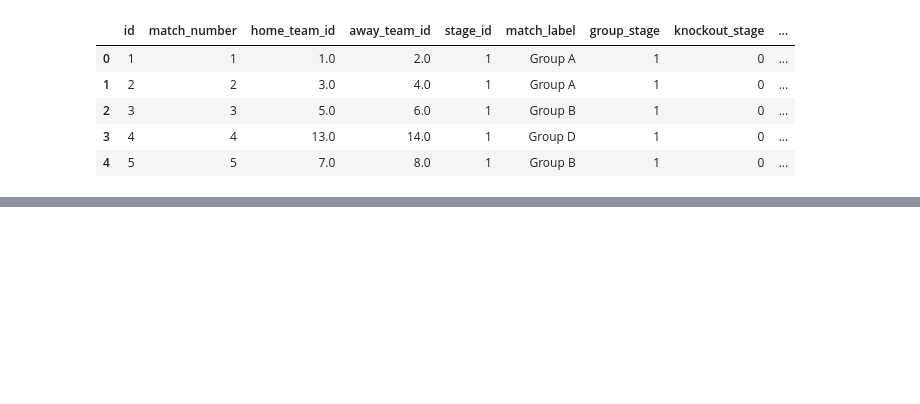
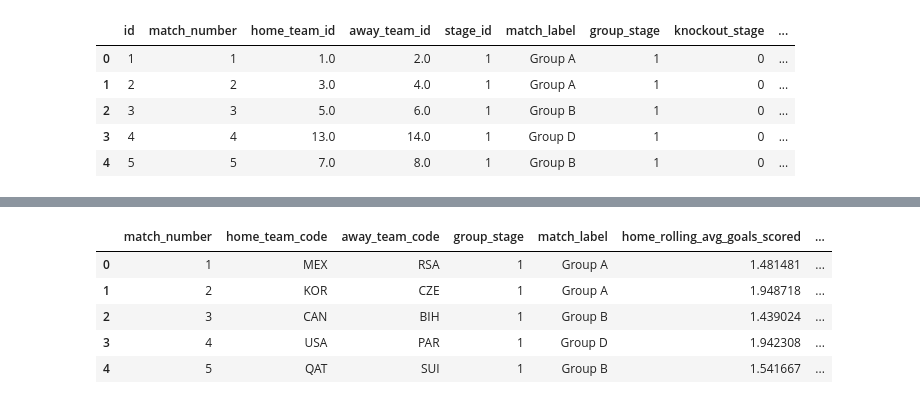
Before and after one commit to tonyinarula/World-Cup-2026-Predictive-Analysis, a Jupyter notebook: analysis.ipynb, the cells around one changed output, grey strips where cells are left out. Cells and saved outputs as stored; diff of their text form; code cells hidden in the pictures; blank space fills up the shorter version.

```diff
--- a/analysis.ipynb
+++ b/analysis.ipynb
@@ -1388,7 +1301,7 @@ Index(['group_stage', 'knockout_stage', 'home_is_host',
 X_train = X
 y_train = Y
 
-model = RandomForestClassifier(n_estimators = 20, random_state = 723, class_weight = 'balanced')
+model = RandomForestClassifier(n_estimators = 30, random_state = 723, class_weight = 'balanced')
 model.fit(X_train, y_train)
 
 probabilities = model.predict_proba(X_2026)
@@ -1439,0 +1376,16 @@ kaggle_2026[kaggle_2026['world_cup_participations_before'] == 0]
+# %%
+results_2026 = (matches_2026[['match_number', 'home_team_code', 'away_team_code', 'group_stage',
+                             'match_label','home_rolling_avg_goals_scored','away_rolling_avg_goals_scored']]
+                             [matches_2026['group_stage'] == 1]
+                             .copy()
+)
+results_2026['predicted'] = model.predict(X_2026[X_2026['group_stage'] == 1])
+# %%
+results_2026.head()
+# %% [output]
+|  | match_number | home_team_code | away_team_code | group_stage | match_label | home_rolling_avg_goals_scored | ... |
+| 0 | 1 | MEX | RSA | 1 | Group A | 1.481481 | ... |
+| 1 | 2 | KOR | CZE | 1 | Group A | 1.948718 | ... |
+| 2 | 3 | CAN | BIH | 1 | Group B | 1.439024 | ... |
+| 3 | 4 | USA | PAR | 1 | Group D | 1.942308 | ... |
+| 4 | 5 | QAT | SUI | 1 | Group B | 1.541667 | ... |
```
Also changed, not shown: parts of 31 cells of this notebook.
